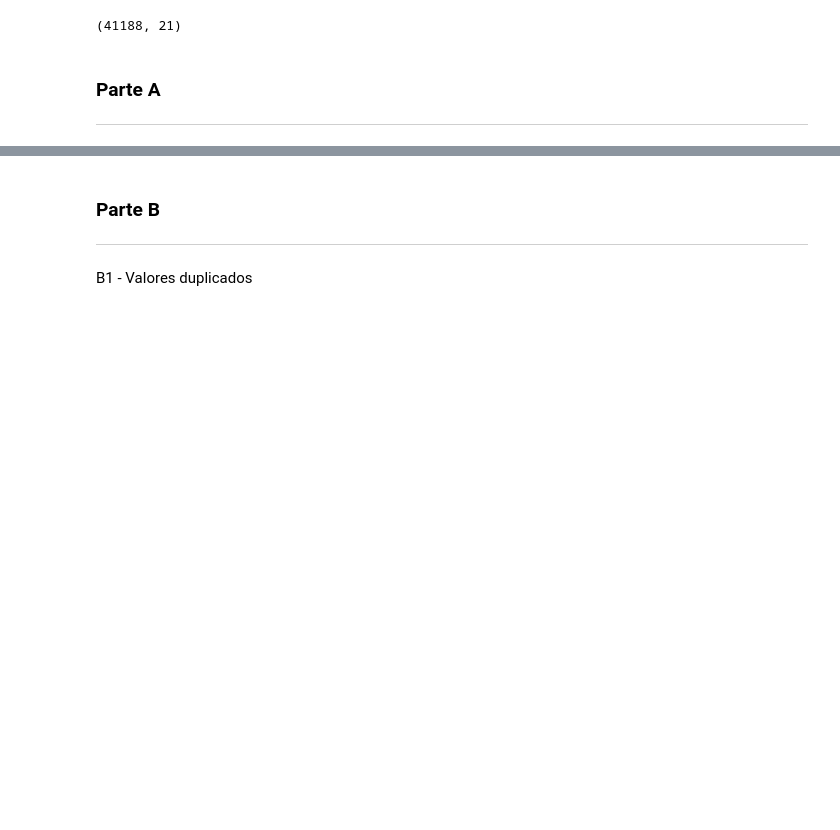
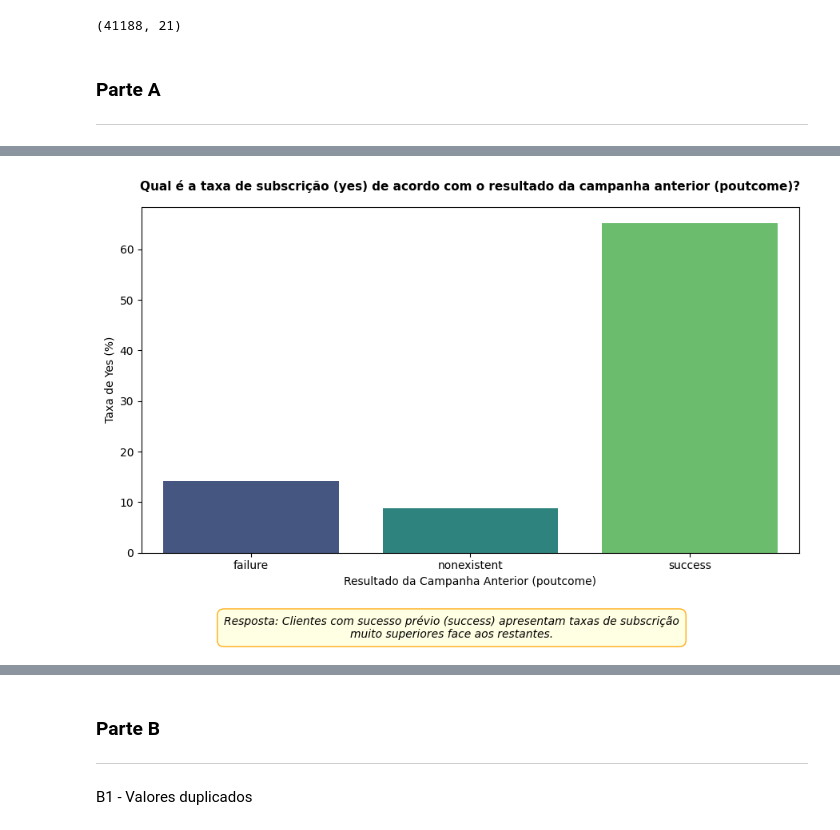
Before and after one commit to adriana1005/analise-mini-proj, a Jupyter notebook: Cópia_de_FP5_53663_LeonorRebola.ipynb, the cells around one changed output, grey strips where cells are left out. Cells and saved outputs as stored; diff of their text form; code cells hidden in the pictures; blank space fills up the shorter version.

```diff
--- a/Cópia_de_FP5_53663_LeonorRebola.ipynb
+++ b/Cópia_de_FP5_53663_LeonorRebola.ipynb
@@ -67,0 +71,14 @@ As estatísticas descritivas resumem os dados, mas não os substituem: conjuntos
+# %%
+df = pd.read_csv('bank-additional-full.csv', sep=';')
+
+# 2. Calcular a proporção (frequência relativa) da variável alvo 'y'
+proporcao = df['y'].value_counts(normalize=True) * 100
+contagem = df['y'].value_counts()
+
+# 3. Mostrar os resultados
+print("="*50)
+print("CONTAGEM ABSOLUTA:")
+print(contagem)
+print("\nPROPORÇÃO (%):")
+print(proporcao.round(2))
+print("="*50)
@@ -67,0 +105,67 @@ As estatísticas descritivas resumem os dados, mas não os substituem: conjuntos
+# %%
+df['y_num'] = (df['y'] == 'yes').astype(int)
+
+# ==========================================
+# GRÁFICO 1: Taxa de yes por poutcome
+# ==========================================
+plt.figure(figsize=(9, 6))
+taxa_poutcome = df.groupby('poutcome')['y_num'].mean() * 100
+sns.barplot(x=taxa_poutcome.index, y=taxa_poutcome.values, hue=taxa_poutcome.index,
+            palette='viridis', legend=False)
+
+plt.title("Qual é a taxa de subscrição (yes) de acordo com o resultado da campanha anterior (poutcome)?",
+          fontsize=11, fontweight='bold', pad=15)
+plt.xlabel("Resultado da Campanha Anterior (poutcome)")
+plt.ylabel("Taxa de Yes (%)")
+
+plt.figtext(0.5, 0.02, "Resposta: Clientes com sucesso prévio (success) apresentam taxas de subscrição\nmuito superiores face aos restantes.",
+            ha='center', fontsize=10, style='italic',
+            bbox=dict(boxstyle='round,pad=0.6', facecolor='lightyellow', edgecolor='orange', alpha=0.9))
+
+plt.tight_layout(rect=[0, 0.1, 1, 1])
+plt.savefig('grafico_1_poutcome.png', dpi=300)
+plt.show()
+
+
+# ==========================================
+# GRÁFICO 2: Taxa de yes por month
+# ==========================================
+plt.figure(figsize=(10, 6))
+ordem_meses = ['mar', 'apr', 'may', 'jun', 'jul', 'aug', 'sep', 'oct', 'nov', 'dec']
+taxa_month = df.groupby('month')['y_num'].mean().reindex(ordem_meses) * 100
+sns.lineplot(x=taxa_month.index, y=taxa_month.values, marker='o', color='teal', linewidth=2.5)
+
+plt.title("Como varia a taxa de subscrição (yes) ao longo dos meses do ano (month)?",
+          fontsize=11, fontweight='bold', pad=15)
+plt.xlabel("Mês (month)")
+plt.ylabel("Taxa de Yes (%)")
+plt.grid(True, linestyle='--', alpha=0.6)
+
+plt.figtext(0.5, 0.02, "Resposta: Março, setembro, outubro e dezembro registam taxas de conversão\nsubstancialmente mais elevadas do que os meses de pico de chamadas.",
+            ha='center', fontsize=10, style='italic',
+            bbox=dict(boxstyle='round,pad=0.6', facecolor='lightyellow', edgecolor='orange', alpha=0.9))
+
+plt.tight_layout(rect=[0, 0.1, 1, 1])
+plt.savefig('grafico_2_month.png', dpi=300)
+plt.show()
+
+
+# ==========================================
+# GRÁFICO 3: Boxplot de campaign
+# ==========================================
+plt.figure(figsize=(9, 6))
+sns.boxplot(x=df['campaign'], color='skyblue')
+
+plt.title("Qual é a distribuição e a presença de outliers no número de contactos (campaign)?",
+          fontsize=11, fontweight='bold', pad=15)
+plt.xlabel("Número de Contactos na Campanha Atual (campaign)")
+
+plt.figtext(0.5, 0.02, "Resposta: A grande maioria das chamadas concentra-se nos valores mais baixos (1 a 3),\nexistindo uma cauda longa com vários outliers em número elevado de contactos.",
+            ha='center', fontsize=10, style='italic',
+            bbox=dict(boxstyle='round,pad=0.6', facecolor='lightyellow', edgecolor='orange', alpha=0.9))
+
+plt.tight_layout(rect=[0, 0.1, 1, 1])
+plt.savefig('grafico_3_campaign.png', dpi=300)
+plt.show()
+# %% [output]
+[figure, added]
```
Also changed, not shown: parts of 15 cells of this notebook, 3 other files.
